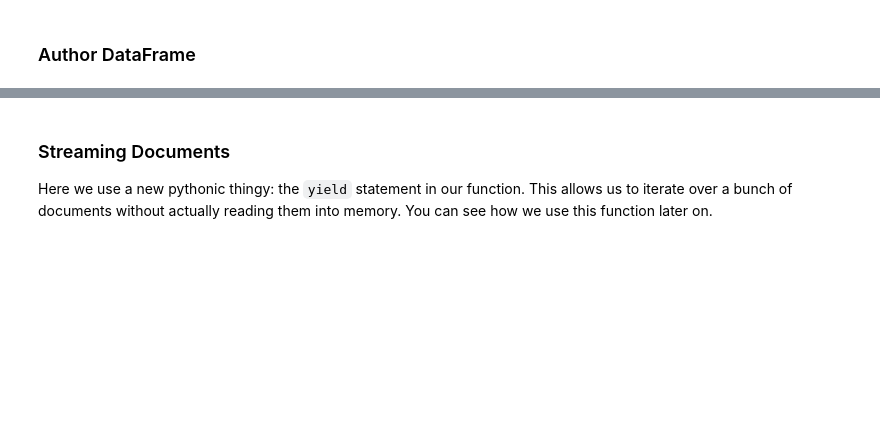
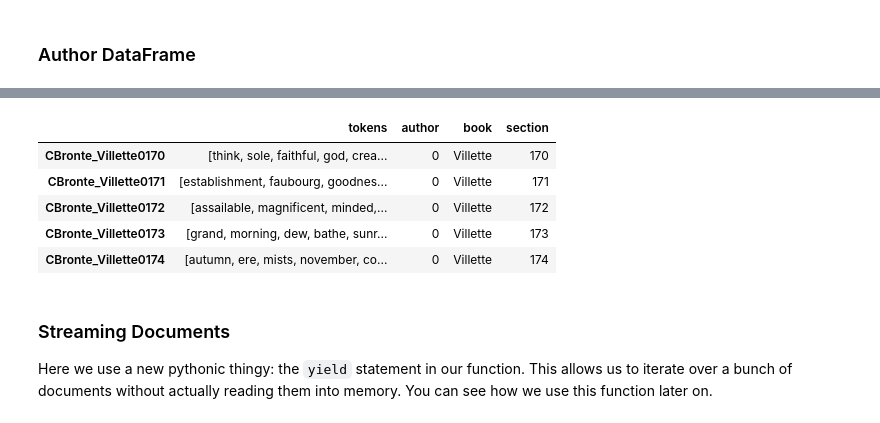
Before and after one commit to JeffreyAsuncion/DS-Unit-4-Sprint-1-NLP, a Jupyter notebook: module4-topic-modeling/LS_DS_414_Topic_Modeling_Lecture.ipynb, the cells around one changed output, grey strips where cells are left out. Saved outputs shown, nothing was run; the diff lists cells and outputs as text; code cells hidden in the pictures; blank space fills up the shorter version.

```diff
--- a/module4-topic-modeling/LS_DS_414_Topic_Modeling_Lecture.ipynb
+++ b/module4-topic-modeling/LS_DS_414_Topic_Modeling_Lecture.ipynb
@@ -161,3 +198,12 @@ df.head()
+# %%
+df.tail()
+# %% [output]
+|  | tokens | author | book | section |
+| CBronte_Villette0170 | [think, sole, faithful, god, crea... | 0 | Villette | 170 |
+| CBronte_Villette0171 | [establishment, faubourg, goodnes... | 0 | Villette | 171 |
+| CBronte_Villette0172 | [assailable, magnificent, minded,... | 0 | Villette | 172 |
+| CBronte_Villette0173 | [grand, morning, dew, bathe, sunr... | 0 | Villette | 173 |
+| CBronte_Villette0174 | [autumn, ere, mists, november, co... | 0 | Villette | 174 |
 # %% [markdown]
 ### Streaming Documents
 Here we use a new pythonic thingy: the `yield` statement in our function. This allows us to iterate over a bunch of documents without actually reading them into memory. You can see how we use this function later on.
```
Also changed, not shown: parts of 39 cells of this notebook, 1 other file.
